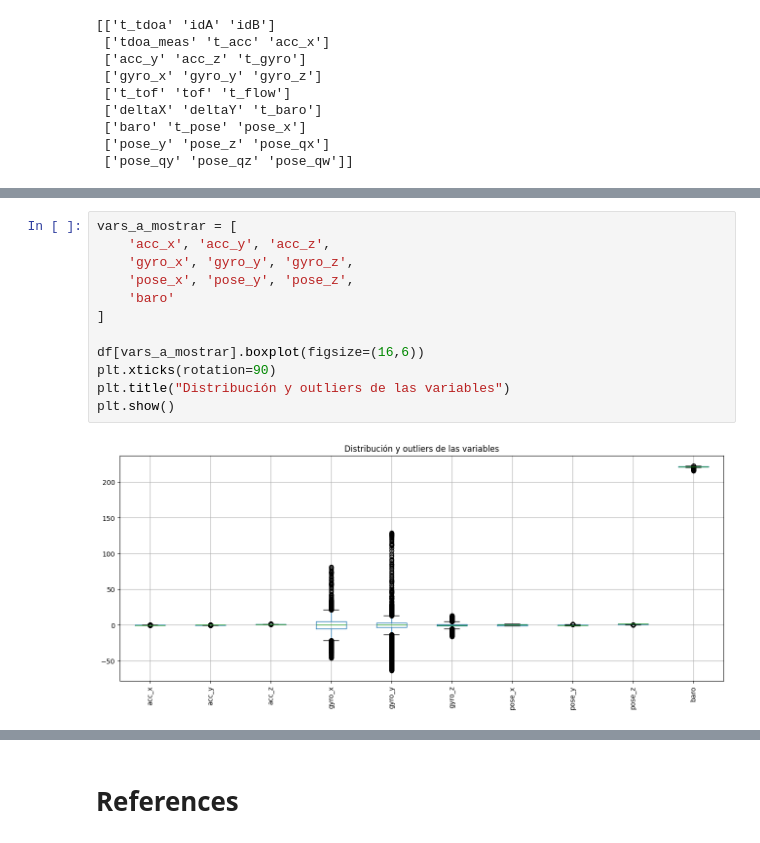
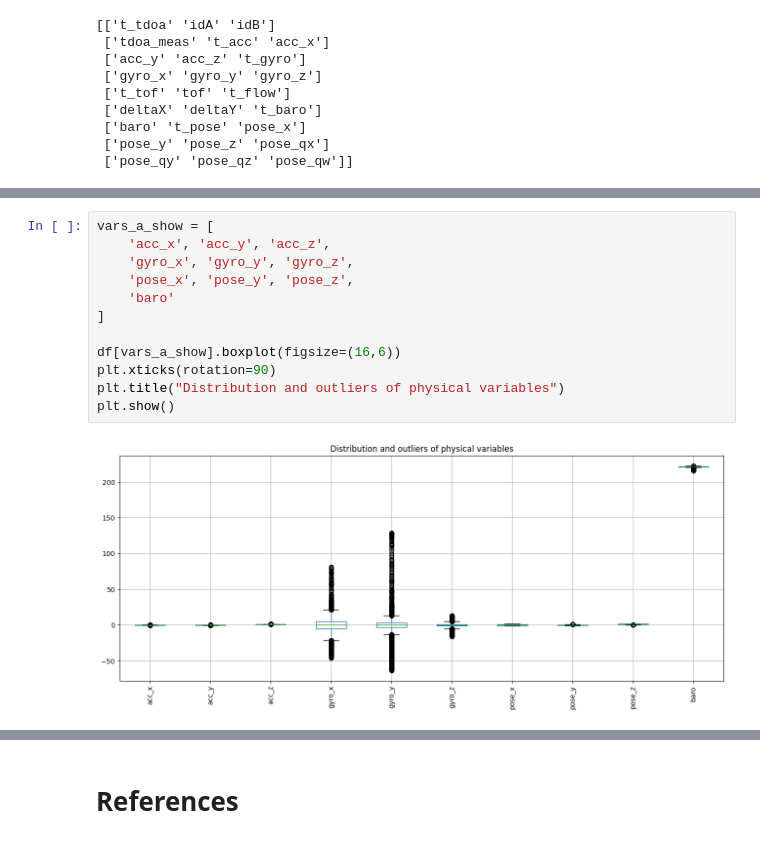
Before and after one commit to BREIMER606/Programaci-n-Cient-fica, a Jupyter notebook: Laboratorio_1/Lab1_Pct.ipynb, the cells around one changed output, grey strips where cells are left out. Cells and saved outputs as stored; diff of their text form.

```diff
--- a/Laboratorio_1/Lab1_Pct.ipynb
+++ b/Laboratorio_1/Lab1_Pct.ipynb
@@ -56,14 +63,14 @@ plt.show()
 # %%
-vars_a_mostrar = [
+vars_a_show = [
     'acc_x', 'acc_y', 'acc_z',
     'gyro_x', 'gyro_y', 'gyro_z',
     'pose_x', 'pose_y', 'pose_z',
     'baro'
 ]
 
-df[vars_a_mostrar].boxplot(figsize=(16,6))
+df[vars_a_show].boxplot(figsize=(16,6))
 plt.xticks(rotation=90)
-plt.title("Distribución y outliers de las variables")
+plt.title("Distribution and outliers of physical variables")
 plt.show()
 # %% [output]
-[figure, old version]
+[figure, new version]
```
Also changed, not shown: parts of 19 cells of this notebook.
